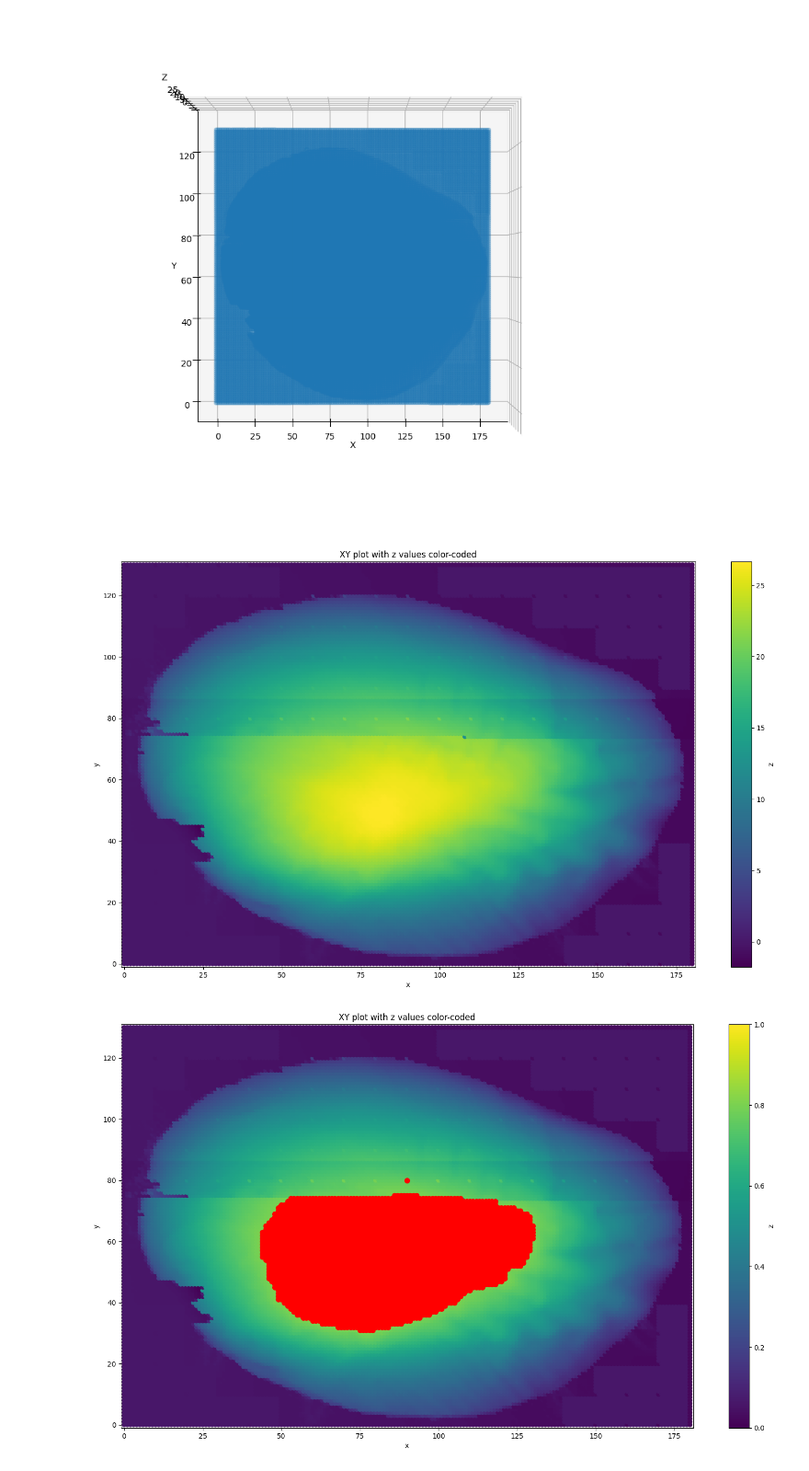
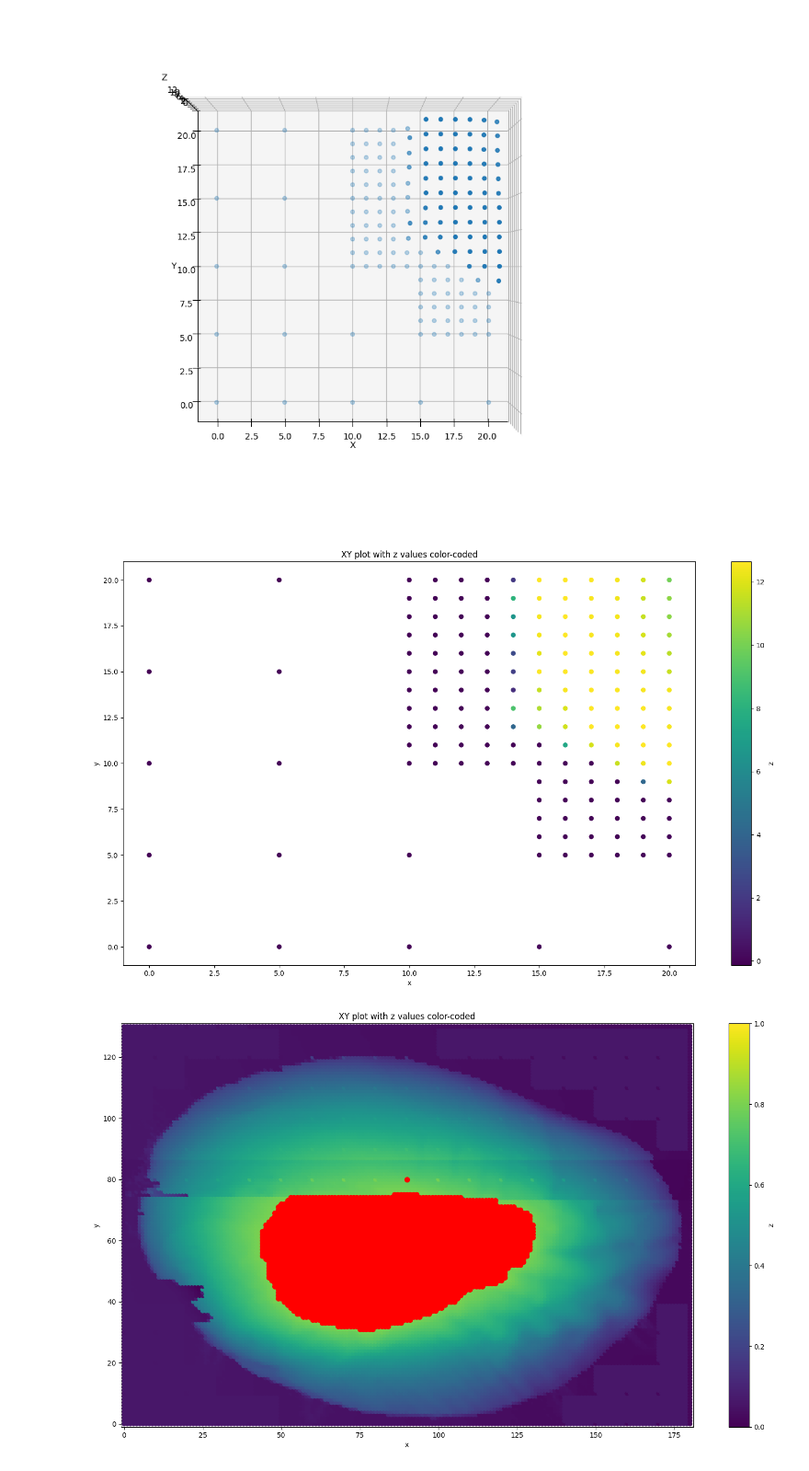
Before and after one commit to daricht/OctoPrint-Zzyyc, a Jupyter notebook: octoprint_ZZYYC/static/match testing/plot.ipynb, the cells around one changed output. Shown at 92% size. Drawn from its saved outputs; the diff is of its cells as text; code cells hidden in the pictures.

```diff
--- a/octoprint_ZZYYC/static/match testing/plot.ipynb
+++ b/octoprint_ZZYYC/static/match testing/plot.ipynb
@@ -4,39 +4,44 @@ import matplotlib.pyplot as plt
 from mpl_toolkits.mplot3d import Axes3D
 
 # Load JSON data
-#with open('pointCloud.json', 'r') as f:
-with open('pointCloudTidy.json', 'r') as f:
+with open('pointCloud.json', 'r') as f:
+#with open('pointCloudTidy.json', 'r') as f:
 #with open('uptox.json', 'r') as f:
 #with open('upfromy.json', 'r') as f:
 #with open ('upFromYAsZero.json', 'r') as f:
     data = json.load(f)
 
 # Extract x, y, and z values
-x = [d[0] for d in data]
-y = [d[1] for d in data]
-z = [d[2] for d in data]
+# x = [d[0] for d in data]
+# y = [d[1] for d in data]
+# z = [d[2] for d in data]
+
+#extract x, y, and z values for [{"x":0,"y":0,"z":0},...
+x = [d['x'] for d in data]
+y = [d['y'] for d in data]
+z = [d['z'] for d in data]
 
 # Create 3D plot
 fig = plt.figure()
 ax = fig.add_subplot(111, projection='3d')
 ax.scatter(x, y, z)
 
 #increase plotsize
 fig.set_size_inches(18.5, 10.5)
 
 
 # Set axis labels
 ax.set_xlabel('X')
 ax.set_ylabel('Y')
 ax.set_zlabel('Z')
 
 # Set view to be from above
 ax.view_init(elev=90, azim=270)
 
 # Show plot
 plt.show()
 # %% [output]
-[figure, old version]
+[figure, new version]
 # %%
 # Create a scatter plot with color-coded z values
 plt.scatter(x, y, c=z, cmap='viridis')
@@ -68,7 +73,7 @@ plt.title('XY plot with z values color-coded')
 # Show the plot
 plt.show()
 # %% [output]
-[figure, old version]
+[figure, new version]
 # %%
 import json
 import matplotlib.pyplot as plt
```
Also changed, not shown: 4 other files.
